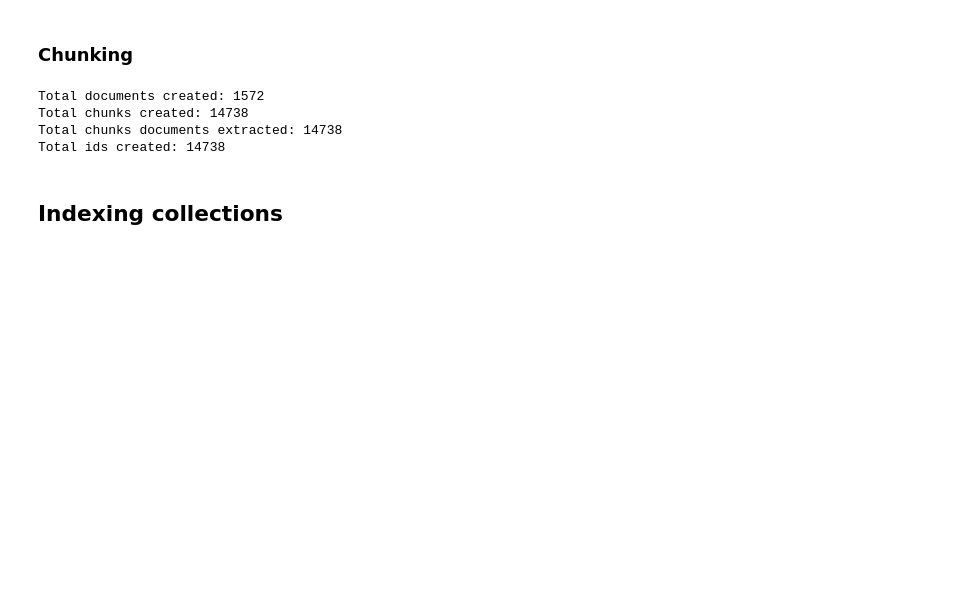
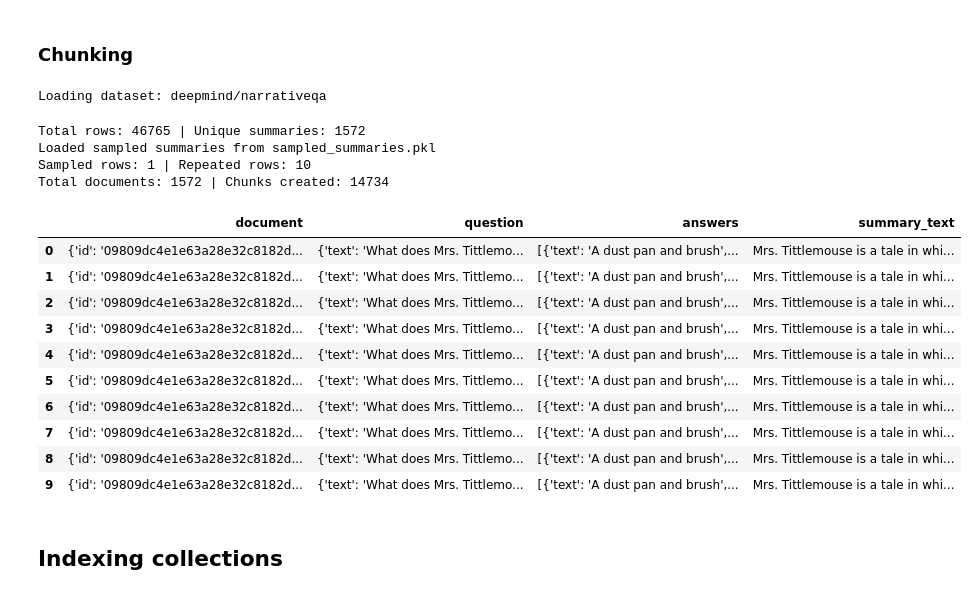
Before and after one commit to joaogabrieljunq/kv-raptor, a Jupyter notebook: kv-raptor.ipynb, the cells around one changed output. Saved outputs shown, nothing was run; the diff lists cells and outputs as text; code cells hidden in the pictures; blank space fills up the shorter version.

```diff
--- a/kv-raptor.ipynb
+++ b/kv-raptor.ipynb
@@ -388,22 +192,36 @@ Total rows after repeating each sampled row 10 times: 1572
 # %% [markdown]
 ### Chunking
-# %%
-documents = [Document(text=row['summary_text']) for _, row in unique_summaries.iterrows()]
-parser = SentenceSplitter(chunk_size=100, chunk_overlap=0)
-
-chunks = parser.get_nodes_from_documents(documents)
-chunk_documents = [chunk.get_content() for chunk in chunks]
-ids = [f"chunk_{i}" for i in range(len(chunks))]
-
-print(f"Total documents created: {len(documents)}")
-print(f"Total chunks created: {len(chunks)}")
-print(f"Total chunks documents extracted: {len(chunk_documents)}")
-print(f"Total ids created: {len(ids)}")
-# %% [output]
-Total documents created: 1572
-Total chunks created: 14738
-Total chunks documents extracted: 14738
-Total ids created: 14738
+# %%
+preprocessor = NarrativeQAPreprocessor(sample_size=1, repeat_count=10)
+preprocessor.load_and_merge_dataset()
+
+# Step 2: Sample and repeat
+preprocessor.sample_summaries()
+
+# Step 3: Chunk for retriever
+preprocessor.chunk_documents_from_summaries()
+
+# Step 4: Access for inference or retriever indexing
+queries = preprocessor.get_queries()
+chunk_texts, chunk_ids = preprocessor.get_chunks()
+display(preprocessor.repeated_summaries.head(10))
+# %% [output]
+Loading dataset: deepmind/narrativeqa
+Total rows: 46765 | Unique summaries: 1572
+Loaded sampled summaries from sampled_summaries.pkl
+Sampled rows: 1 | Repeated rows: 10
+Total documents: 1572 | Chunks created: 14734
+|  | document | question | answers | summary_text |
+| 0 | {'id': '09809dc4e1e63a28e32c8182d... | {'text': 'What does Mrs. Tittlemo... | [{'text': 'A dust pan and brush',... | Mrs. Tittlemouse is a tale in whi... |
+| 1 | {'id': '09809dc4e1e63a28e32c8182d... | {'text': 'What does Mrs. Tittlemo... | [{'text': 'A dust pan and brush',... | Mrs. Tittlemouse is a tale in whi... |
+| 2 | {'id': '09809dc4e1e63a28e32c8182d... | {'text': 'What does Mrs. Tittlemo... | [{'text': 'A dust pan and brush',... | Mrs. Tittlemouse is a tale in whi... |
+| 3 | {'id': '09809dc4e1e63a28e32c8182d... | {'text': 'What does Mrs. Tittlemo... | [{'text': 'A dust pan and brush',... | Mrs. Tittlemouse is a tale in whi... |
+| 4 | {'id': '09809dc4e1e63a28e32c8182d... | {'text': 'What does Mrs. Tittlemo... | [{'text': 'A dust pan and brush',... | Mrs. Tittlemouse is a tale in whi... |
+| 5 | {'id': '09809dc4e1e63a28e32c8182d... | {'text': 'What does Mrs. Tittlemo... | [{'text': 'A dust pan and brush',... | Mrs. Tittlemouse is a tale in whi... |
+| 6 | {'id': '09809dc4e1e63a28e32c8182d... | {'text': 'What does Mrs. Tittlemo... | [{'text': 'A dust pan and brush',... | Mrs. Tittlemouse is a tale in whi... |
+| 7 | {'id': '09809dc4e1e63a28e32c8182d... | {'text': 'What does Mrs. Tittlemo... | [{'text': 'A dust pan and brush',... | Mrs. Tittlemouse is a tale in whi... |
+| 8 | {'id': '09809dc4e1e63a28e32c8182d... | {'text': 'What does Mrs. Tittlemo... | [{'text': 'A dust pan and brush',... | Mrs. Tittlemouse is a tale in whi... |
+| 9 | {'id': '09809dc4e1e63a28e32c8182d... | {'text': 'What does Mrs. Tittlemo... | [{'text': 'A dust pan and brush',... | Mrs. Tittlemouse is a tale in whi... |
 # %% [markdown]
 ## Indexing collections
 # %% [markdown]
```
Also changed, not shown: parts of 27 cells of this notebook, 5 other files.
